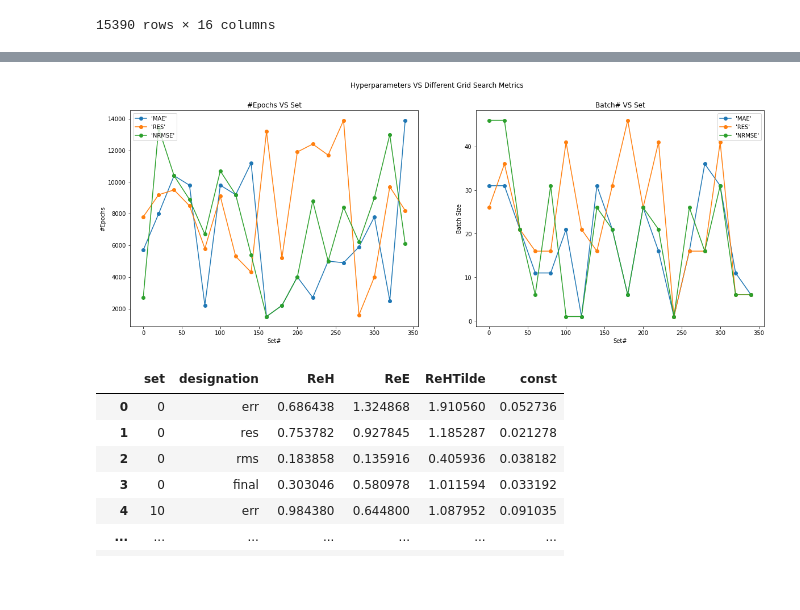
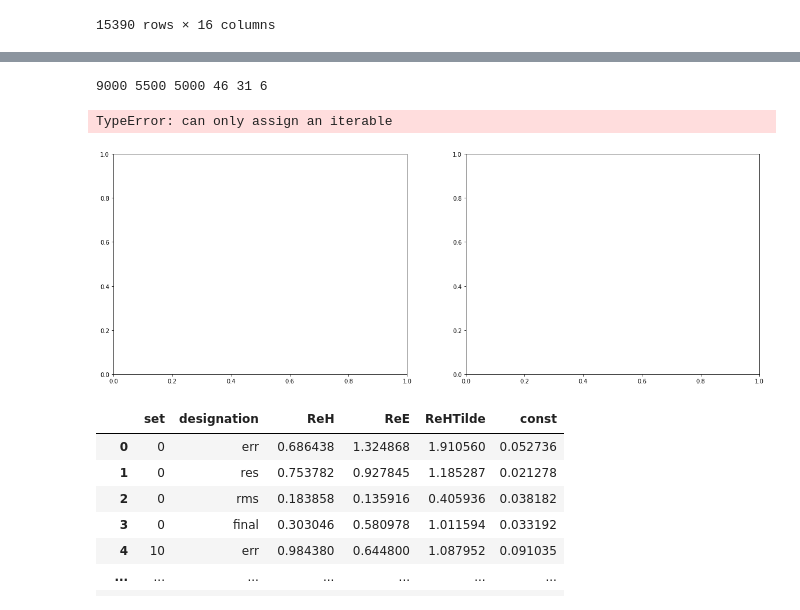
Before and after one commit to extraction-tools/ANN, a Jupyter notebook: Mohit/Grid_analysis.ipynb, the cells around one changed output, grey strips where cells are left out. Saved outputs shown, nothing was run; the diff lists cells and outputs as text; code cells hidden in the pictures; blank space fills up the shorter version.

```diff
--- a/Mohit/Grid_analysis.ipynb
+++ b/Mohit/Grid_analysis.ipynb
@@ -97,6 +97,7 @@ overall.head()
 | 3 | 10.0 | [8.0, 16.0, 24.0, 32.0, 40.0, 48.... | [0.608777, 0.516947, 0.437611, 0.... | [0.0304388, 0.0258474, 0.0218806,... | 0.05 | 1.30131 | -2.20789 | 4.35799 | 1000 | 16 | ... |
 | 4 | 10.0 | [8.0, 16.0, 24.0, 32.0, 40.0, 48.... | [0.608777, 0.516947, 0.437611, 0.... | [0.0304388, 0.0258474, 0.0218806,... | 0.05 | 1.30131 | -2.20789 | 4.35799 | 1000 | 21 | ... |
 # %%
+epoch_batch_per_set = {}
 for i in np.arange(1, overall['Set'].max() + 1):
     tempdf = overall.query('Set==@i')
 
@@ -107,10 +108,15 @@ for i in np.arange(1, overall['Set'].max() + 1):
     metric_values = [tempdf['MAE'].idxmin(), tempdf['Max Residual'].idxmin(), tempdf['NRMSE'].idxmin()]
     metric_names = ['MAE', 'Max Residual', 'NRMSE']
 
+    epoch_batch_per_set[i] = []
+
     for n, index in enumerate(metric_values):
         temprow = tempdf.loc[index]
         plt.plot(temprow['phi_x'], temprow['Calculated Points'], linestyle='dashed',
-                 label=metric_names[n] + ":" + str(temprow['Epoch']) + '/' + str(temprow["Batch"]));
+                 label=metric_names[n] + "=" + str(temprow[metric_names[n]]) + ":" + str(temprow['Epoch']) + '/' + str(temprow["Batch"]));
+
+        epoch_batch_per_set[i] += [(temprow['Epoch'], temprow['Batch'])]
+
     plt.errorbar(temprow['phi_x'], temprow['F'], yerr=temprow['sigmaF']);
     plt.title('Plots and fits for Set #' + str(int(i)));
     plt.legend();
@@ -273,28 +157,35 @@ best_combos.query('metric=="MAE"')
 # %%
-metricsList = ["'MAE'", "'RES'", "'NRMSE'"]
+metricsList = ["MAE", "MAX RES", "NRMSE"]
 fig, ax = plt.subplots(1,2,figsize=(20,7))
-for metric in metricsList:
-    intermediate_df = best_combos.query('metric=='+metric)
-    ax[0].plot(intermediate_df['Set#'], intermediate_df['#epochs'], marker='o', label=metric)
-    ax[1].plot(intermediate_df['Set#'], intermediate_df['batch#'], marker='o', label=metric)
+
+mae_epoch = mae_batch = res_epoch = res_batch = rms_epoch = rms_batch = []
+
+plotted_designation = {}
+for set_num in sorted(epoch_batch_per_set.keys()):
+    (mae_epoch, mae_batch), \
+    (res_epoch, res_batch), \
+    (rms_epoch, rms_batch) = epoch_batch_per_set[set_num]
+
 
 ax[0].set_title('#Epochs VS Set');
 ax[0].set_xlabel('Set#');
 ax[0].set_ylabel('#Epochs');
 # ax[0].set_xticks([0,1,2,3,4], fontsize=20);
 
 ax[1].set_title('Batch# VS Set');
 ax[1].set_xlabel('Set#');
 ax[1].set_ylabel('Batch Size');
 # ax[1].set_xticks([0,1,2,3,4], fontsize=20);
 
 fig.suptitle('Hyperparameters VS Different Grid Search Metrics');
 
 
 ax[0].legend();
 ax[1].legend();
 # %% [output]
+9000 5500 5000 46 31 6
+TypeError: can only assign an iterable
-[figure, old version]
+[figure, new version]
 # %%
 actual_values = pd.read_csv('test_data/BKM_pseudodata2_with_CFFS.csv')#[
 #     ["phi_x","F", "sigmaF", "varF", "ReH", "ReE", "ReHTilde"]
```
Also changed, not shown: parts of 8 cells of this notebook, 3 other files.
